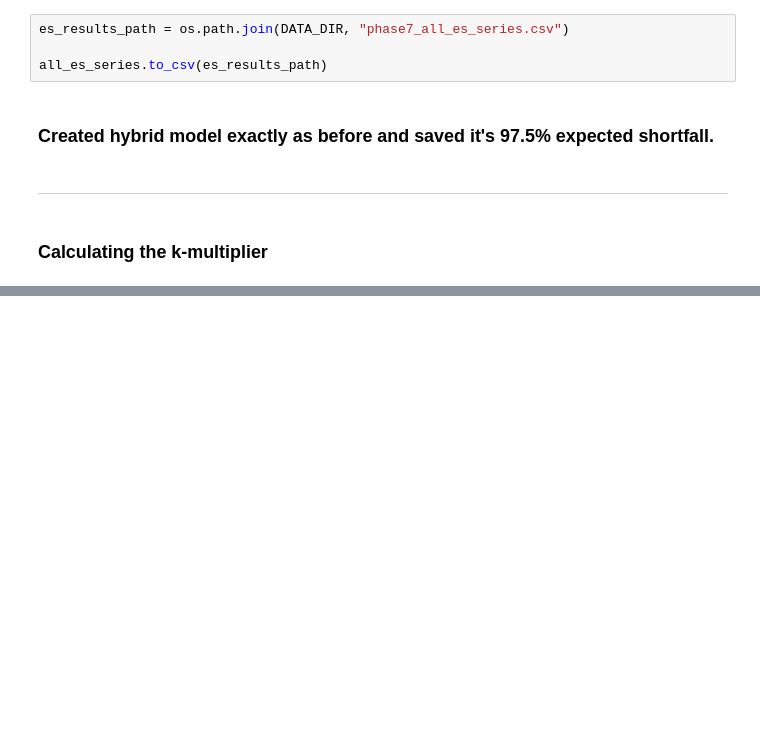
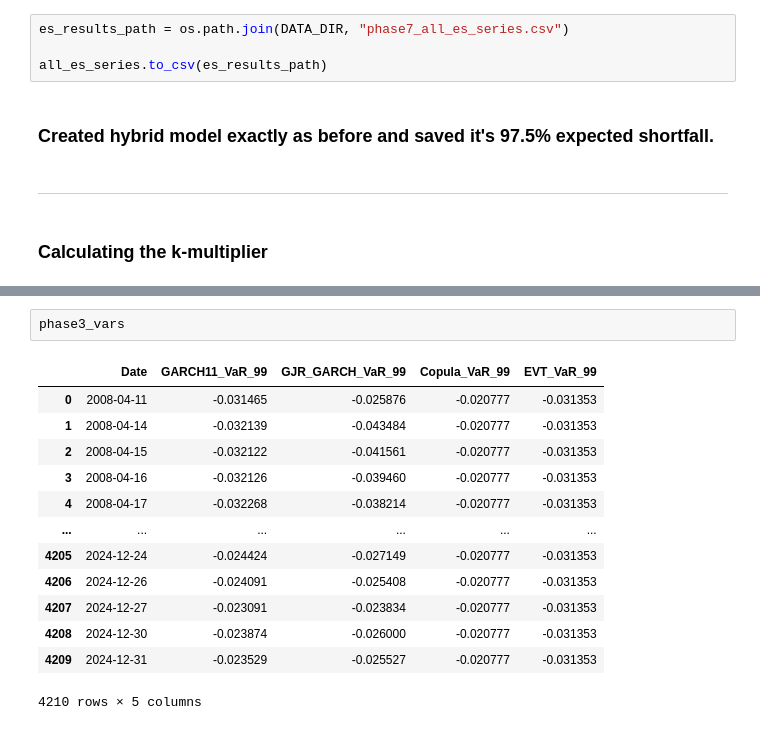
Before and after one commit to siddhantgopi/Project-Janus-Adaptive-Tail-Risk-and-Regime-Aware-VaR-Modeling, a Jupyter notebook: notebooks/08_capital_mapping.ipynb, the cells around one changed output, grey strips where cells are left out. Cells and saved outputs as stored; diff of their text form; blank space fills up the shorter version.

```diff
--- a/notebooks/08_capital_mapping.ipynb
+++ b/notebooks/08_capital_mapping.ipynb
@@ -882,0 +940,16 @@ all_es_series.to_csv(es_results_path)
+# %%
+phase3_vars
+# %% [output]
+|  | Date | GARCH11_VaR_99 | GJR_GARCH_VaR_99 | Copula_VaR_99 | EVT_VaR_99 |
+| 0 | 2008-04-11 | -0.031465 | -0.025876 | -0.020777 | -0.031353 |
+| 1 | 2008-04-14 | -0.032139 | -0.043484 | -0.020777 | -0.031353 |
+| 2 | 2008-04-15 | -0.032122 | -0.041561 | -0.020777 | -0.031353 |
+| 3 | 2008-04-16 | -0.032126 | -0.039460 | -0.020777 | -0.031353 |
+| 4 | 2008-04-17 | -0.032268 | -0.038214 | -0.020777 | -0.031353 |
+| ... | ... | ... | ... | ... | ... |
+| 4205 | 2024-12-24 | -0.024424 | -0.027149 | -0.020777 | -0.031353 |
+| 4206 | 2024-12-26 | -0.024091 | -0.025408 | -0.020777 | -0.031353 |
+| 4207 | 2024-12-27 | -0.023091 | -0.023834 | -0.020777 | -0.031353 |
+| 4208 | 2024-12-30 | -0.023874 | -0.026000 | -0.020777 | -0.031353 |
+| 4209 | 2024-12-31 | -0.023529 | -0.025527 | -0.020777 | -0.031353 |
+4210 rows × 5 columns
```
Also changed, not shown: parts of 7 cells of this notebook, 2 other files.
